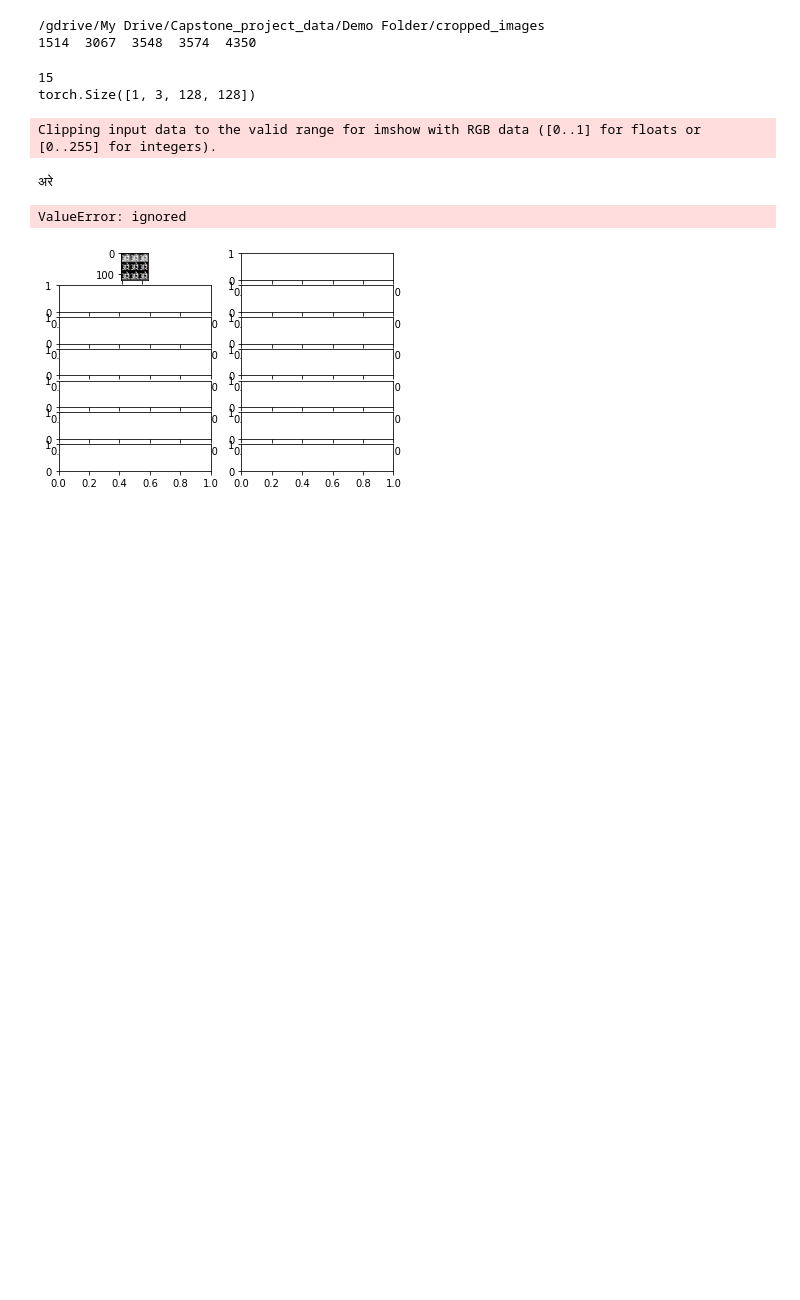
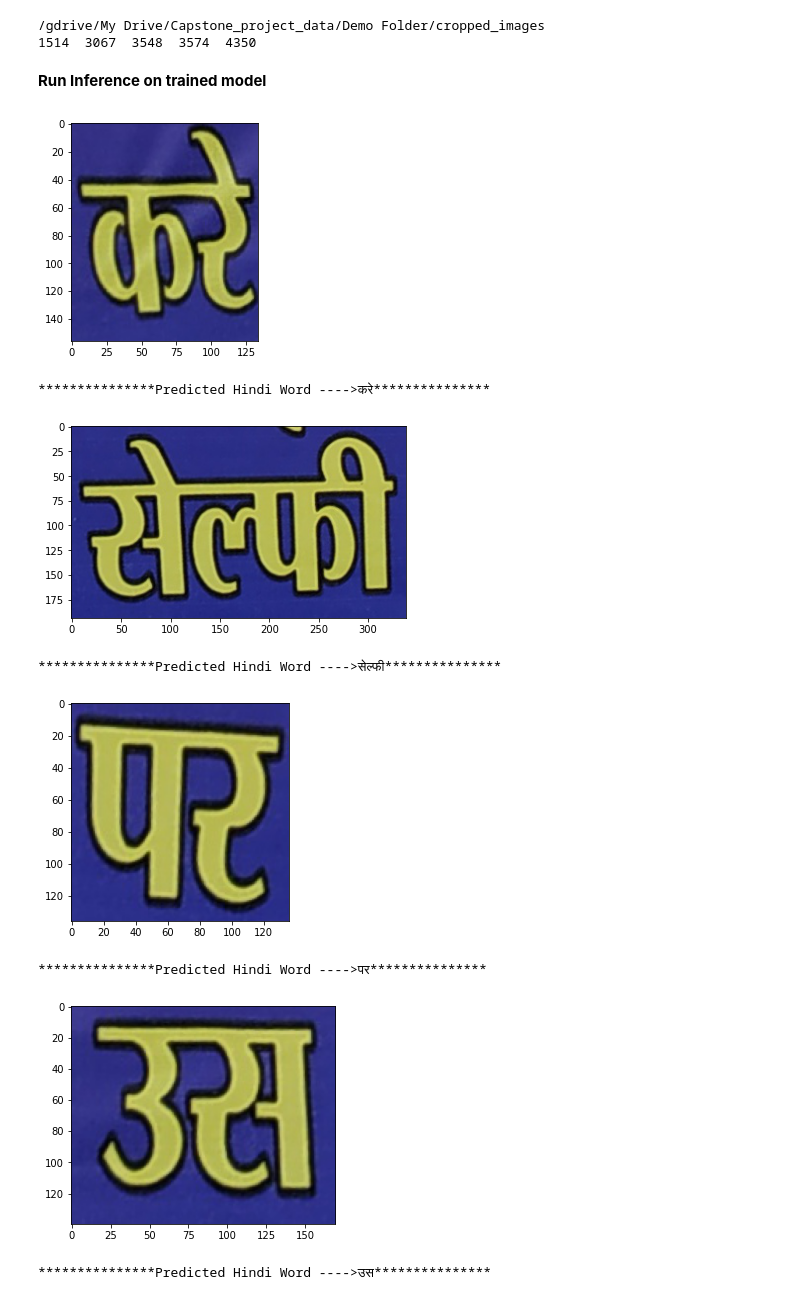
Before and after one commit to abhiraman/Capstone_Project, a Jupyter notebook: Clubbed_Models.ipynb, the cells around one changed output. Saved outputs shown, nothing was run; the diff lists cells and outputs as text; code cells hidden in the pictures; blank space fills up the shorter version.

```diff
--- a/Clubbed_Models.ipynb
+++ b/Clubbed_Models.ipynb
@@ -288,6 +278,6 @@ Loading the pre Trained weights for Trained Image -> Text Model
 # %%
 net = RCNN(3,128,128,130,verbose=False)
-checkpoint = torch.load('Img_Text_Recognition.pt')
+checkpoint = torch.load('Img_Text_Recognition.pt',map_location=torch.device('cpu'))
 net.load_state_dict(checkpoint['model_dict'])
 # %% [output]
 <All keys matched successfully>
@@ -343,30 +333,31 @@ def _get_image_tensor(image_path):
   img_tensor = _transform_image(img_tensor)
   img_tensor = transforms.functional.resize(img_tensor,(128,128))
   return img_tensor.unsqueeze(0)
+# %% [markdown]
+**Run Inference on trained model**
 # %%
+from IPython.display import clear_output
+import time
 trimmedImages_path = "/gdrive/My Drive/Capstone_project_data/Demo Folder/cropped_images"
 randDirectory = random.sample(os.listdir(trimmedImages_path),1)[0]
 files = os.listdir(os.path.join(trimmedImages_path,randDirectory))
-print(len(files))
-fig = plt.figure()
-nrows = len(files)//2
-ncols = len(files)//nrows
-ax = fig.subplots(nrows,ncols)
-for eImage in files:
-  imgtensor = _get_image_tensor(os.path.join(trimmedImages_path,randDirectory,eImage))
+counter=0
+for eimage in files:
+  imgtensor = _get_image_tensor(os.path.join(trimmedImages_path,randDirectory,eimage))
   predtensor = net(imgtensor,train=False)
   sourceList = list(_convertSource_toList(predtensor))
   pred_hindiWord = _convertIndex_toString(sourceList)
-  for i in range(nrows):
-    for j in range(ncols):
-      imgtensor = imgtensor.squeeze(0)
-      imgtensor = torch.reshape(imgtensor,(imgtensor.size()[1],imgtensor.size()[2],imgtensor.size()[0])).numpy()
-      ax[i,j].imshow(imgtensor)
-      print(pred_hindiWord)
+  img_array = io.imread(os.path.join(trimmedImages_path,randDirectory,eimage))
+
+  plt.imshow(img_array)
+  plt.show()
+  print("*"*15+"Predicted Hindi Word ---->"+pred_hindiWord+"*"*15)
 # %% [output]
+[figure, new version]
-15
-torch.Size([1, 3, 128, 128])
+***************Predicted Hindi Word ---->करे***************
+[figure, added]
-Clipping input data to the valid range for imshow with RGB data ([0..1] for floats or [0..255] for integers).
+***************Predicted Hindi Word ---->सेल्फी***************
+[figure, added]
-अरे
+***************Predicted Hindi Word ---->पर***************
+[figure, added]
-ValueError: ignored
+***************Predicted Hindi Word ---->उस***************
-[figure, old version]
```
Also changed, not shown: parts of 6 cells of this notebook.
